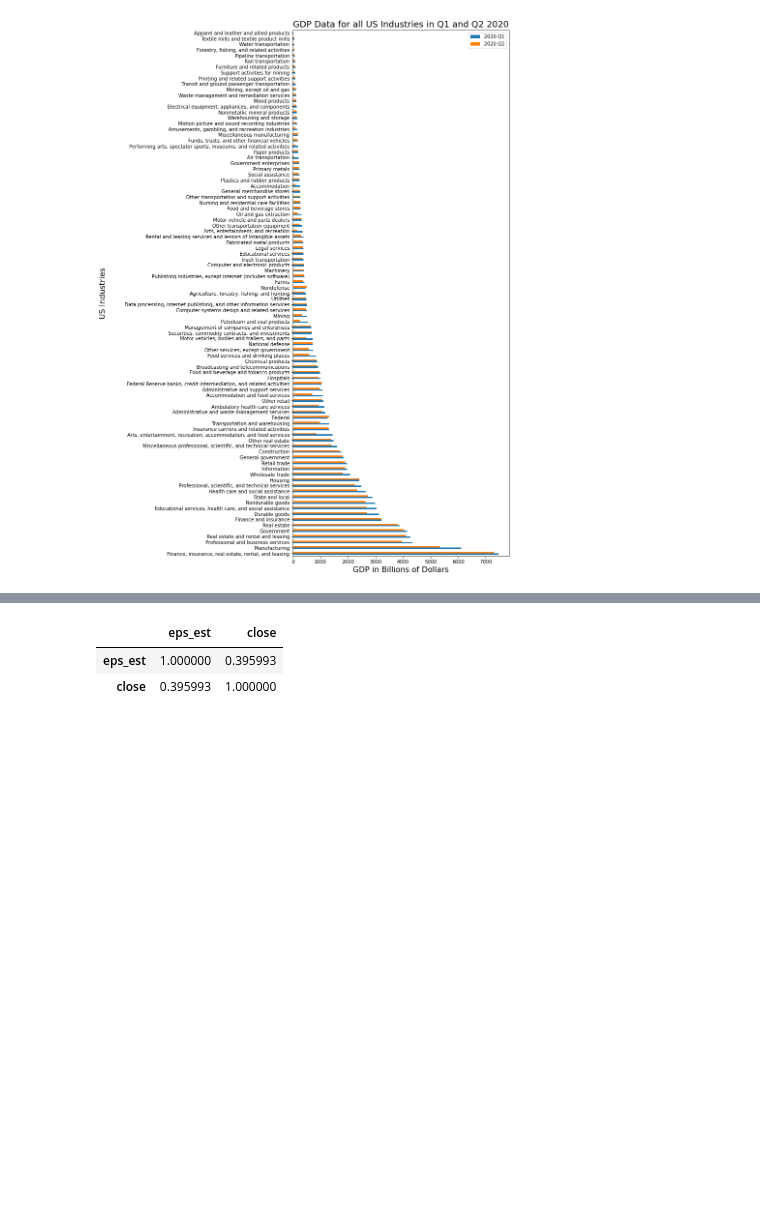
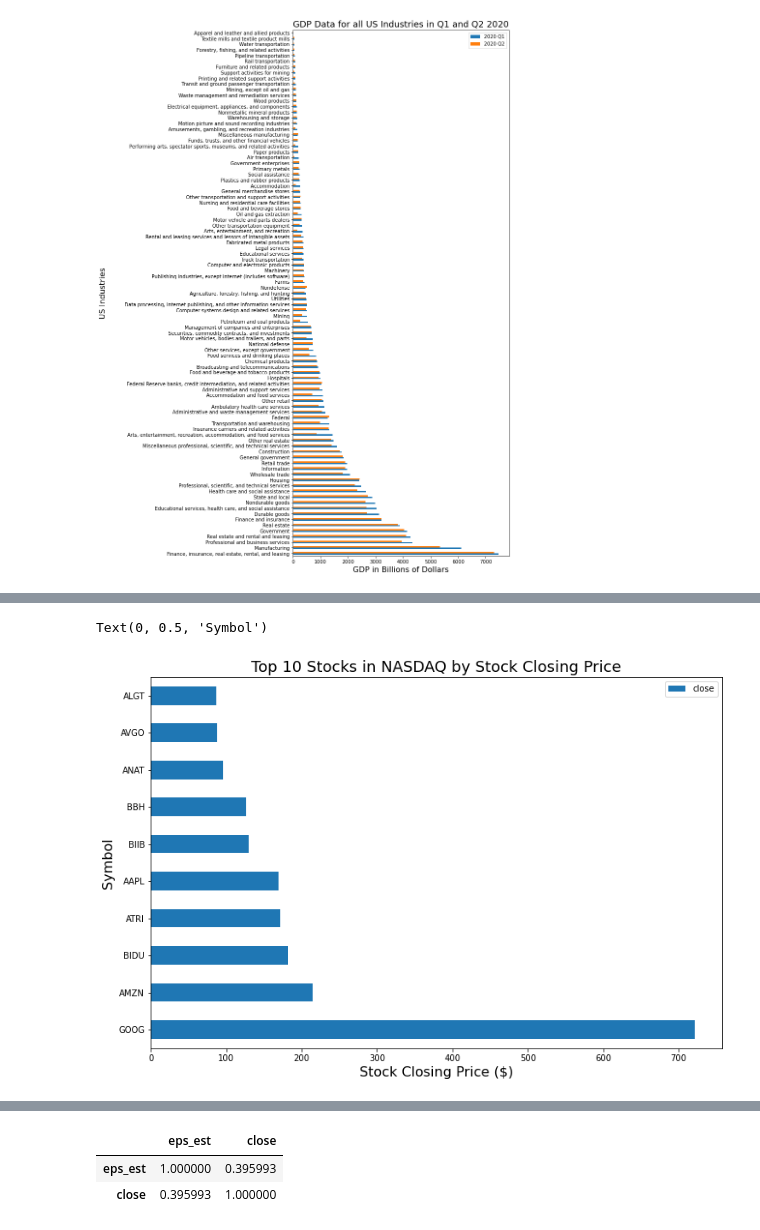
Before and after one commit to ZachXue111/data_bootcamp_final_project, a Jupyter notebook: aleu_xue_final_project.ipynb, the cells around one changed output, grey strips where cells are left out. Saved outputs shown, nothing was run; the diff lists cells and outputs as text; code cells hidden in the pictures; blank space fills up the shorter version.

```diff
--- a/aleu_xue_final_project.ipynb
+++ b/aleu_xue_final_project.ipynb
@@ -81,3 +81,8 @@ dividends_latest
 | 250147 | CDL | 2020-11-12 | 0.1111 |
 | 250148 | FANG | 2020-11-10 | 0.3750 |
 250149 rows × 3 columns
+# %%
+nasdaq_stocks = pd.read_csv('C:/Users/zachx/Documents/Data_Bootcamp/nasdaq_stocks.csv')
+# %%
+nasdaq_stocks.columns = nasdaq_stocks.columns.str.lower()
+nasdaq_stocks
@@ -155,3 +174,6 @@ ax.set_ylabel('US Industries', fontsize=16)
 # %% [output]
 Text(0, 0.5, 'US Industries')
 [figure]
+# %%
+nasdaq_prices = pd.merge(nasdaq_stocks, stock_prices, on='symbol', how='inner')
+nasdaq_prices
@@ -157,0 +194,4 @@ Text(0, 0.5, 'US Industries')
+# %%
+nasdaq_prices_close = nasdaq_prices.groupby('symbol', as_index=False)['close'].mean().sort_values(by='close', ascending=False).head(10)
+nasdaq_prices_close = nasdaq_prices_close.set_index('symbol')
+nasdaq_prices_close
@@ -158,3 +211,14 @@ Text(0, 0.5, 'US Industries')
+# %%
+fig, ax = plt.subplots()
+
+nasdaq_prices_close.plot.barh(ax=ax, figsize=(12,8))
+
+ax.set_title('Top 10 Stocks in NASDAQ by Stock Closing Price', fontsize=18)
+ax.set_xlabel('Stock Closing Price ($)', fontsize=16)
+ax.set_ylabel('Symbol', fontsize=16)
+# %% [output]
+Text(0, 0.5, 'Symbol')
+[figure, added]
 # %%
 earnings_stocks = pd.merge(earnings_latest, stock_prices, on='symbol', how='inner')
 # %%
```
Also changed, not shown: parts of 27 cells of this notebook.
